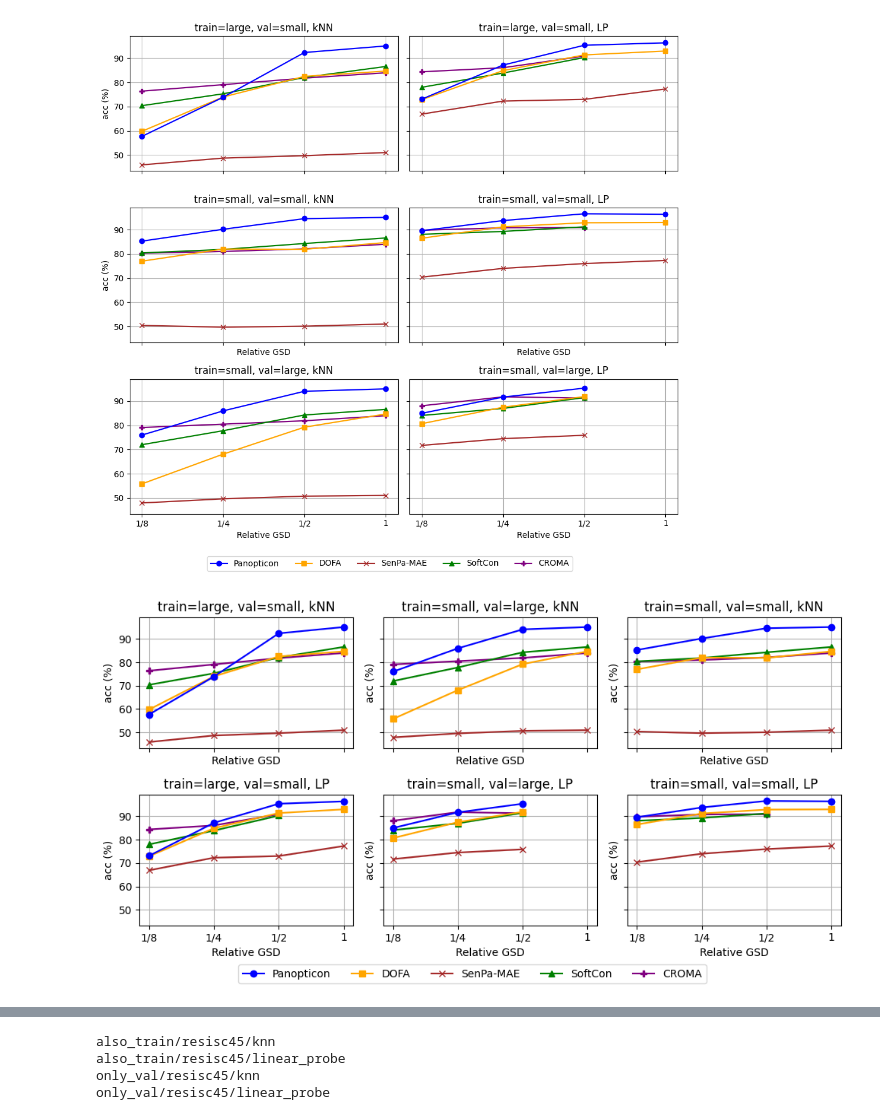
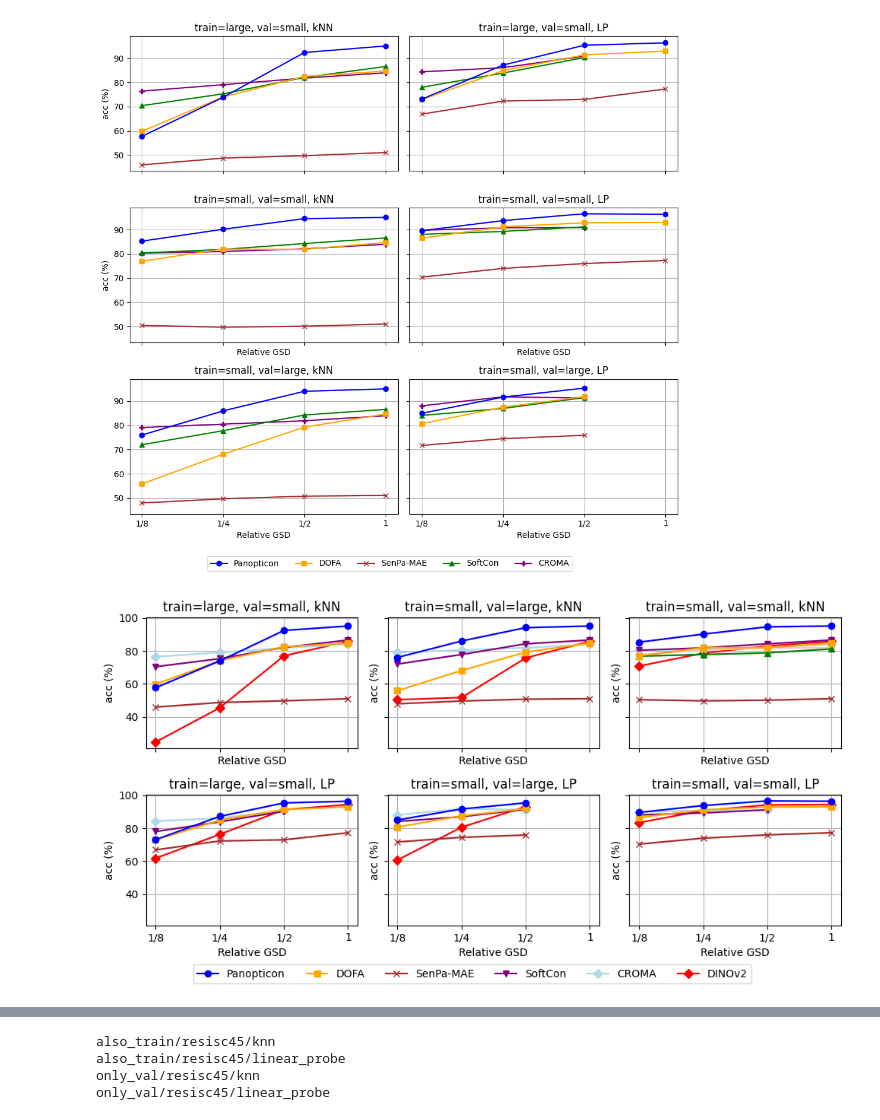
Before and after one commit to geobreeze/geobreeze, a Jupyter notebook: gb.ipynb, the cells around one changed output, grey strips where cells are left out. Saved outputs shown, nothing was run; the diff lists cells and outputs as text; code cells hidden in the pictures.

```diff
--- a/gb.ipynb
+++ b/gb.ipynb
@@ -8,8 +8,11 @@ MODEL_TO_AESTETICS = {
     'panopticon': ('blue', 'o', 'Panopticon'),
     'dofa': ('orange', 's', 'DOFA'),
     'senpamae': ('brown', 'x', 'SenPa-MAE'),
-    'softcon_13b': ('green', '^', 'SoftCon'),
-    'croma_12b': ('purple', 'P', 'CROMA'),
+    'anysat_s2': ('green', '^', 'AnySat'),
+    'anysat_spot': ('green', '^',  'AnySat'),
+    'galileo_s2': ('pink', 'P', 'Galileo'),
+    'softcon_13b': ('purple', 'v',  'SoftCon'),
+    'croma_12b': ('lightblue', 'D',  'CROMA'),
     'dinov2': ('red', 'D', 'DINOv2'),
     # 'senpamae_old': ('brown', 'P'),
 }
@@ -22,0 +90,18 @@ def get_aestetics(model):
+# %%
+""" shuffle results """
+import os
+import pandas as pd
+from geobreeze.collect_results import collect_csv
+
+p = '/hkfs/work/workspace/scratch/tum_mhj8661-panopticon/dino_logs/geobreeze/domain_adapt/shuffle/'
+df = collect_csv(p)
+df = pd.read_csv(os.path.join(p, 'results.csv')).drop(columns=['Unnamed: 0'])
+
+df['ds'] = df['relpath'].apply(lambda x: x.split('/')[0])
+df['train_mode'] = df['relpath'].apply(lambda x: x.split('/')[1])
+df['model'] = df['relpath'].apply(lambda x: x.split('/')[2])
+df['ids'] = df['relpath'].apply(lambda x: x.split('/')[3])
+
+dfp = df[df['metric'].isin(['acc_top-1_micro'])]
+
+dfp
@@ -1427,7 +1814,8 @@ names = {
 fig, axs = plt.subplots(2,3, figsize=(10, 5), sharex=True, sharey=True)
 axs = axs.flatten()
 
-kwargs = dict(collect=False, exclude=['dinov2'], even_xticks=True)
+# kwargs = dict(collect=False, exclude=['dinov2'], even_xticks=True)
+kwargs = dict(collect=False, even_xticks=True)
 
 def set_ax(ax):
     ax.set_ylabel('acc (%)')
@@ -1452,31 +1840,31 @@ plot_gsd_inv('also_train/m-eurosat/knn', ax=ax, **kwargs)
 set_ax(ax)
 ax.set_title('train=small, val=small, kNN')
 
 ax = axs[3]
 plot_gsd_inv('only_val/m-eurosat/linear_probe', ax=ax, **kwargs)
 set_ax(ax)
 ax.set_title('train=large, val=small, LP')
 
 ax = axs[4]
 plot_gsd_inv('only_train/m-eurosat/linear_probe', ax=ax, **kwargs)
 set_ax(ax)
 ax.set_title('train=small, val=large, LP')
 
 ax = axs[5]
 plot_gsd_inv('also_train/m-eurosat/linear_probe', ax=ax, **kwargs)
 set_ax(ax)
 ax.set_title('train=small, val=small, LP')
 
 
 
 fig.legend(
     handles=reversed(axs[0].get_legend_handles_labels()[0]),
     labels=reversed(axs[0].get_legend_handles_labels()[1]),
     loc='lower center',
     bbox_to_anchor=(0.5, -0.05),
     ncol=6)
 
 plt.tight_layout()
 plt.show()
 # %% [output]
-[figure, old version]
+[figure, new version]
```
Also changed, not shown: parts of 33 cells of this notebook, 28 other files.
